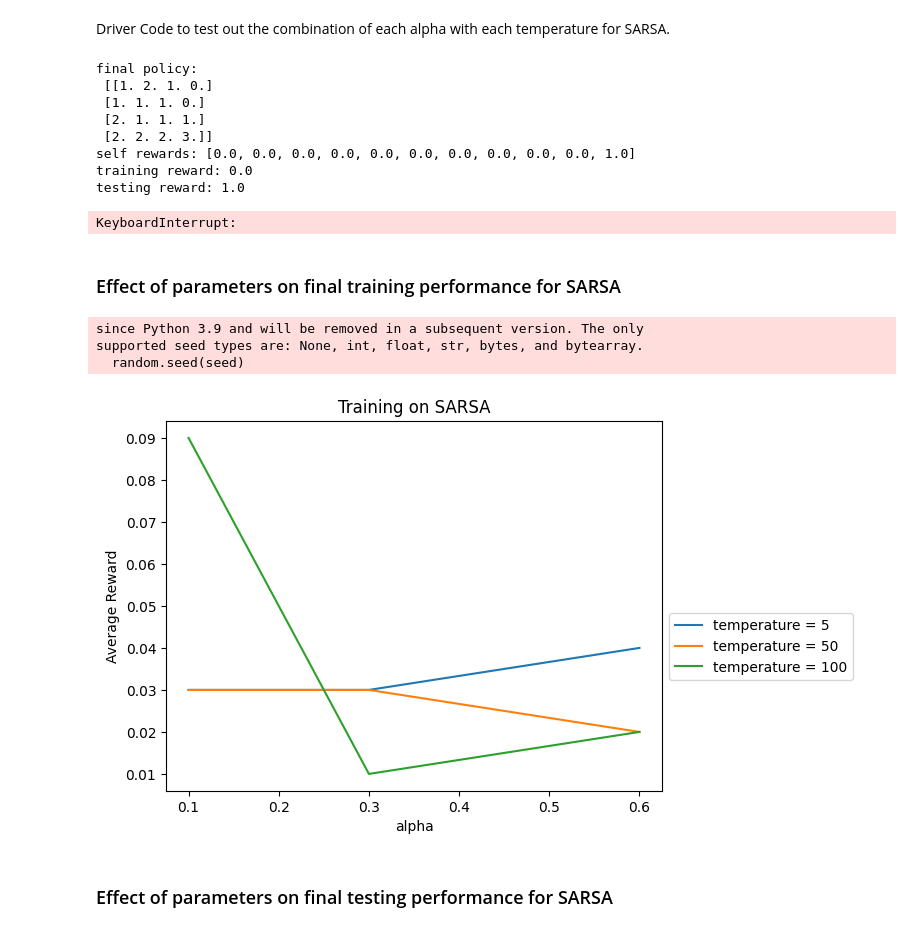
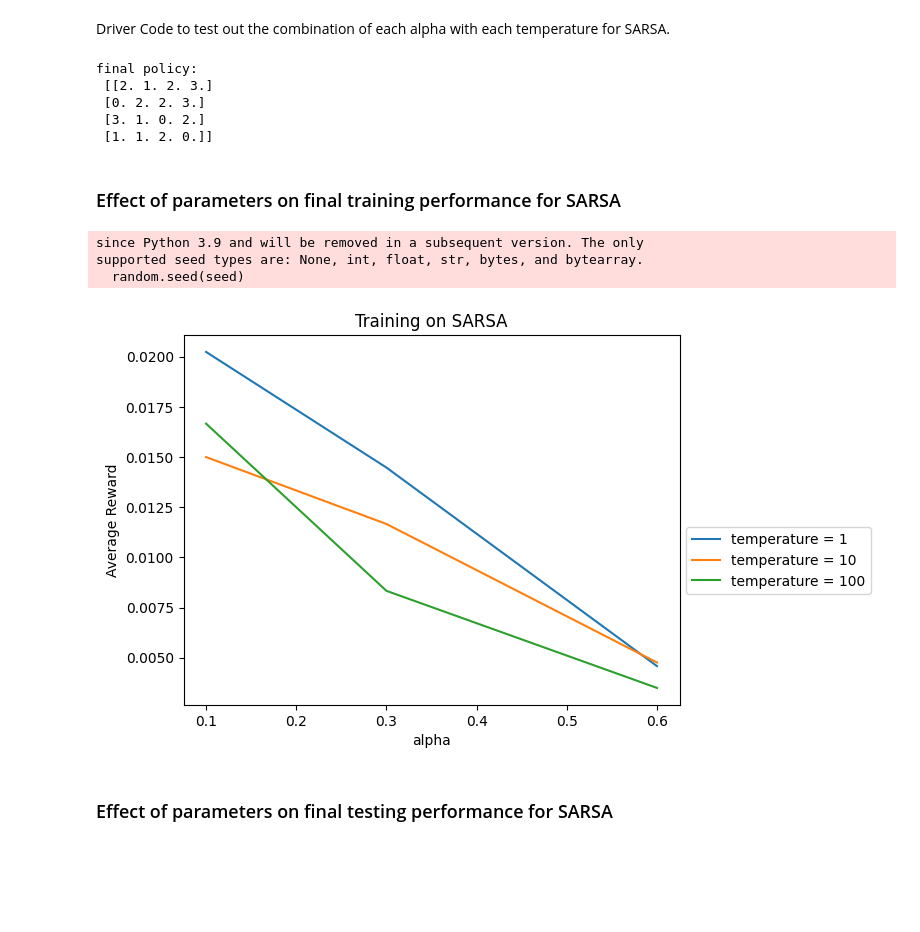
Before and after one commit to Ling01234/SARSA-Function-Approximation, a Jupyter notebook: assignment2_rl.ipynb, the cells around one changed output. Saved outputs shown, nothing was run; the diff lists cells and outputs as text; code cells hidden in the pictures; blank space fills up the shorter version.

Commit message:
Revert "wrong policy"
This reverts commit 539ce1e95b6eff070ed79b5fbd3dc15e03aed86c.

```diff
--- a/assignment2_rl.ipynb
+++ b/assignment2_rl.ipynb
@@ -17,74 +17,63 @@ Here, we will set a few parameters for our environment.
 # %%
 ALPHAS = [0.1, 0.3, 0.6]
 GAMMA = 0.9
-TEMPERATURE = [5, 50, 100]
+TEMPERATURE = [1, 10, 100]
 EPISODES = 5500
 SEEDS = np.arange(10)
 # %% [markdown]
 Driver Code to test out the combination of each alpha with each temperature for SARSA.
 # %%
-env = gym.make("FrozenLake-v1", desc=None, map_name="4x4", is_slippery=False)
+env = gym.make("FrozenLake-v1", desc=None, map_name="4x4", is_slippery=True)
 env.reset()
-sarsa = SARSA(env, 0.1, 1, GAMMA, 10000, False)
+sarsa = SARSA(env, 0.1, 1, GAMMA, EPISODES, False)
 sarsa.simulate_episodes()
 final_policy = sarsa.learned_policy
 print("final policy:\n", final_policy.reshape(4,4)) #tabular format to better visualize
-train_reward = sarsa.train_reward()
-test_reward = sarsa.test_reward()
-print(f"self rewards: {sarsa.reward}")
-print(f"training reward: {train_reward}")
-print(f"testing reward: {test_reward}")
-
-
 # print("total reward: ", rewards)
 
 #uncomment this line if you want to vizualize the game
-# sarsa.visualize(10)
+# env.visualize(final_policy, 10)
 # %% [output]
 final policy:
- [[1. 2. 1. 0.]
- [1. 1. 1. 0.]
- [2. 1. 1. 1.]
- [2. 2. 2. 3.]]
-self rewards: [0.0, 0.0, 0.0, 0.0, 0.0, 0.0, 0.0, 0.0, 0.0, 0.0, 1.0]
-training reward: 0.0
-testing reward: 1.0
+ [[2. 1. 2. 3.]
+ [0. 2. 2. 3.]
+ [3. 1. 0. 2.]
+ [1. 1. 2. 0.]]
-KeyboardInterrupt:
 # %% [markdown]
 ### Effect of parameters on final training performance for SARSA
 # %%
 for temp in tqdm(TEMPERATURE):
     rewards_train = []
     for alpha in ALPHAS:
         average_reward_train = 0
         for seed in SEEDS:
             random.seed(seed)
 
-            env = gym.make("FrozenLake-v1", desc=None, map_name="4x4", is_slippery=True)
+            env = gym.make("FrozenLake-v1", desc=None, map_name="4x4", is_slippery=False)
             env.reset()
             sarsa = SARSA(env, alpha, temp, GAMMA, EPISODES, False)
             sarsa.simulate_episodes()
             final_policy = sarsa.learned_policy
-            train_reward = sarsa.train_reward()
-            average_reward_train += train_reward
+            last_training = sarsa.last_training()
+            average_reward_train += last_training
 
         average_reward_train = average_reward_train/10
         rewards_train.append(average_reward_train)
 
     # for (a, r) in zip(ALPHAS, rewards_train):
     #     print(f"temperature {temp}: {(a,r)}")
     plt.plot(ALPHAS, rewards_train, label = f"temperature = {temp}")
 
 plt.legend(bbox_to_anchor = (1, 0.5), loc = "best")
 plt.title("Training on SARSA")
 plt.xlabel("alpha")
 plt.ylabel("Average Reward")
 plt.show()
 # %% [output]
 since Python 3.9 and will be removed in a subsequent version. The only
 supported seed types are: None, int, float, str, bytes, and bytearray.
   random.seed(seed)
-[figure, old version]
+[figure, new version]
 # %% [markdown]
 ### Effect of parameters on final testing performance for SARSA
 # %%
```
Also changed, not shown: parts of 1 cell of this notebook, 1 other file.
